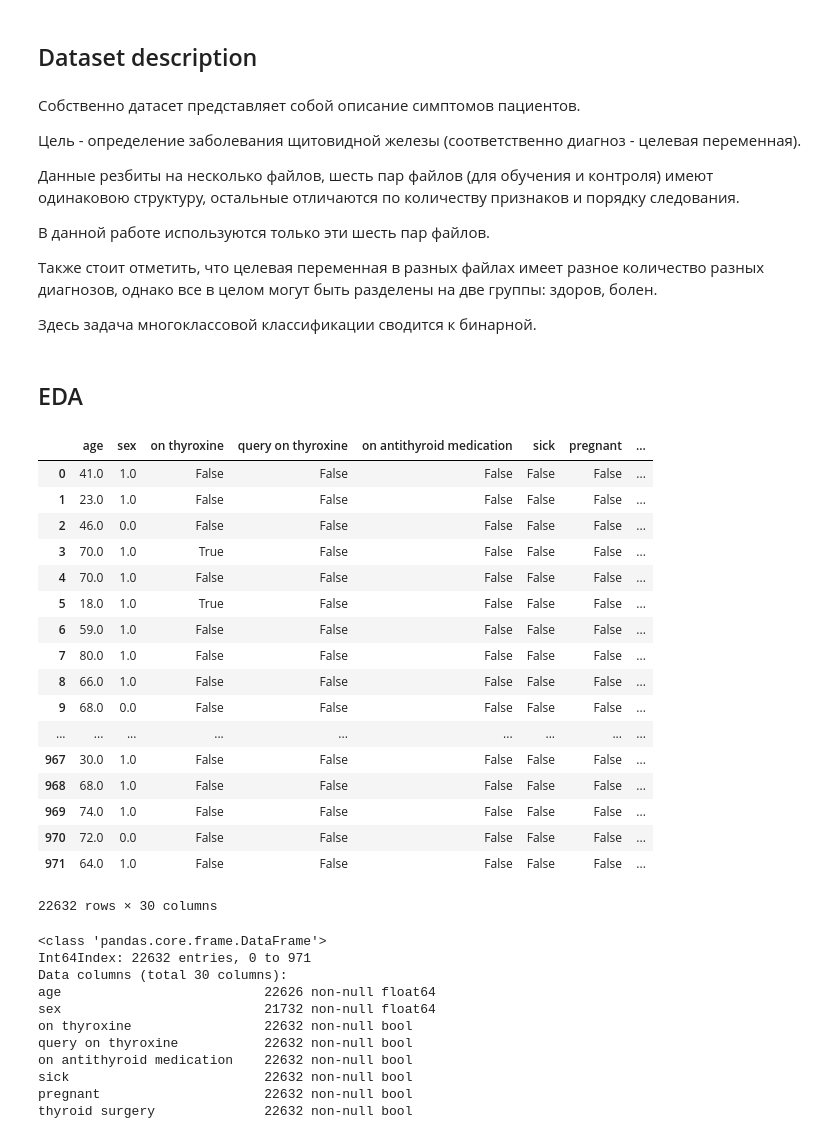
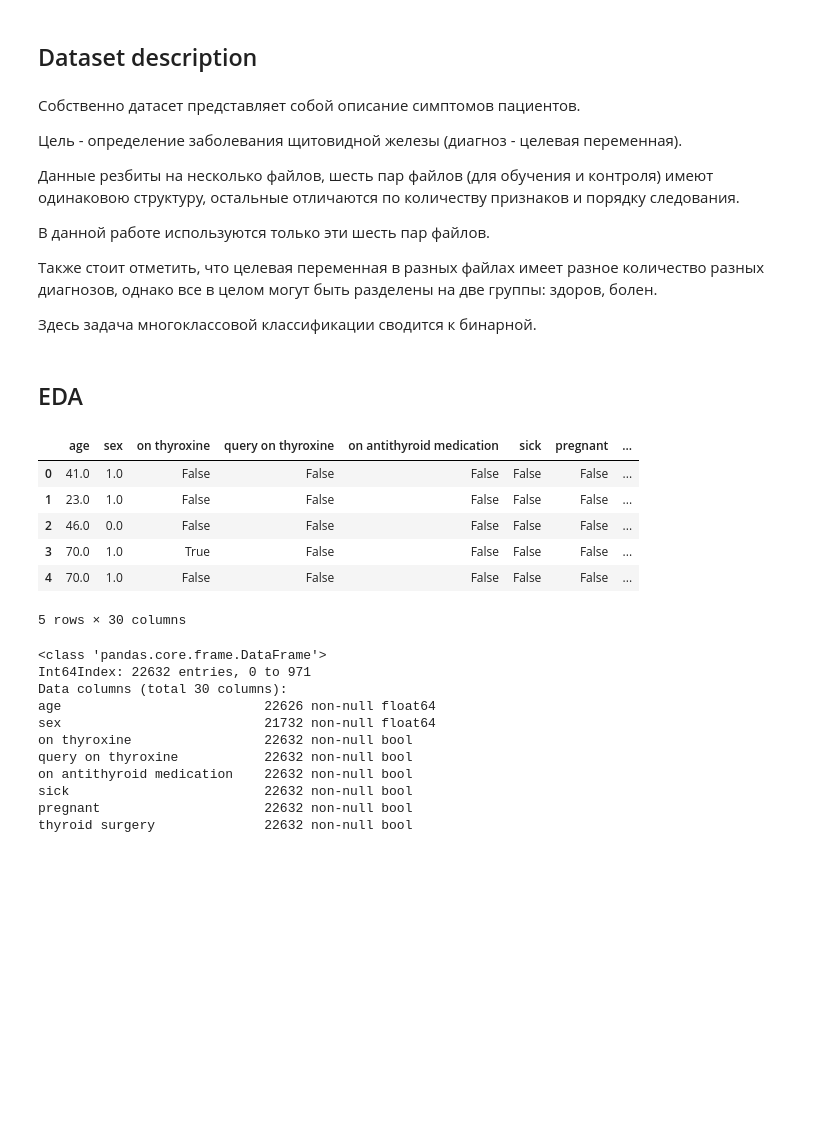
Before and after one commit to IooHooI/CLASSIFICATION_1, a Jupyter notebook: notebooks/SOLUTION.ipynb, the cells around one changed output. Saved outputs shown, nothing was run; the diff lists cells and outputs as text; code cells hidden in the pictures; blank space fills up the shorter version.

```diff
--- a/notebooks/SOLUTION.ipynb
+++ b/notebooks/SOLUTION.ipynb
@@ -140,7 +145,7 @@ data_frame = data_loader.load()
 # %% [markdown]
 Собственно датасет представляет собой описание симптомов пациентов.
 
-Цель - определение заболевания щитовидной железы (соответственно диагноз - целевая переменная).
+Цель - определение заболевания щитовидной железы (диагноз - целевая переменная).
 
 Данные резбиты на несколько файлов, шесть пар файлов (для обучения и контроля) имеют одинаковою структуру, остальные отличаются по количеству признаков и порядку следования.
 
@@ -152,26 +157,15 @@ data_frame = data_loader.load()
 # %% [markdown]
 ## EDA
 # %%
-data_frame
+data_frame.head()
 # %% [output]
 |  | age | sex | on thyroxine | query on thyroxine | on antithyroid medication | sick | pregnant | ... |
 | 0 | 41.0 | 1.0 | False | False | False | False | False | ... |
 | 1 | 23.0 | 1.0 | False | False | False | False | False | ... |
 | 2 | 46.0 | 0.0 | False | False | False | False | False | ... |
 | 3 | 70.0 | 1.0 | True | False | False | False | False | ... |
 | 4 | 70.0 | 1.0 | False | False | False | False | False | ... |
-| 5 | 18.0 | 1.0 | True | False | False | False | False | ... |
-| 6 | 59.0 | 1.0 | False | False | False | False | False | ... |
-| 7 | 80.0 | 1.0 | False | False | False | False | False | ... |
-| 8 | 66.0 | 1.0 | False | False | False | False | False | ... |
-| 9 | 68.0 | 0.0 | False | False | False | False | False | ... |
-| ... | ... | ... | ... | ... | ... | ... | ... | ... |
-| 967 | 30.0 | 1.0 | False | False | False | False | False | ... |
-| 968 | 68.0 | 1.0 | False | False | False | False | False | ... |
-| 969 | 74.0 | 1.0 | False | False | False | False | False | ... |
-| 970 | 72.0 | 0.0 | False | False | False | False | False | ... |
-| 971 | 64.0 | 1.0 | False | False | False | False | False | ... |
-22632 rows × 30 columns
+5 rows × 30 columns
 # %%
 data_frame.info()
 # %% [output]
```
Also changed, not shown: parts of 109 cells of this notebook, 2 other files.
